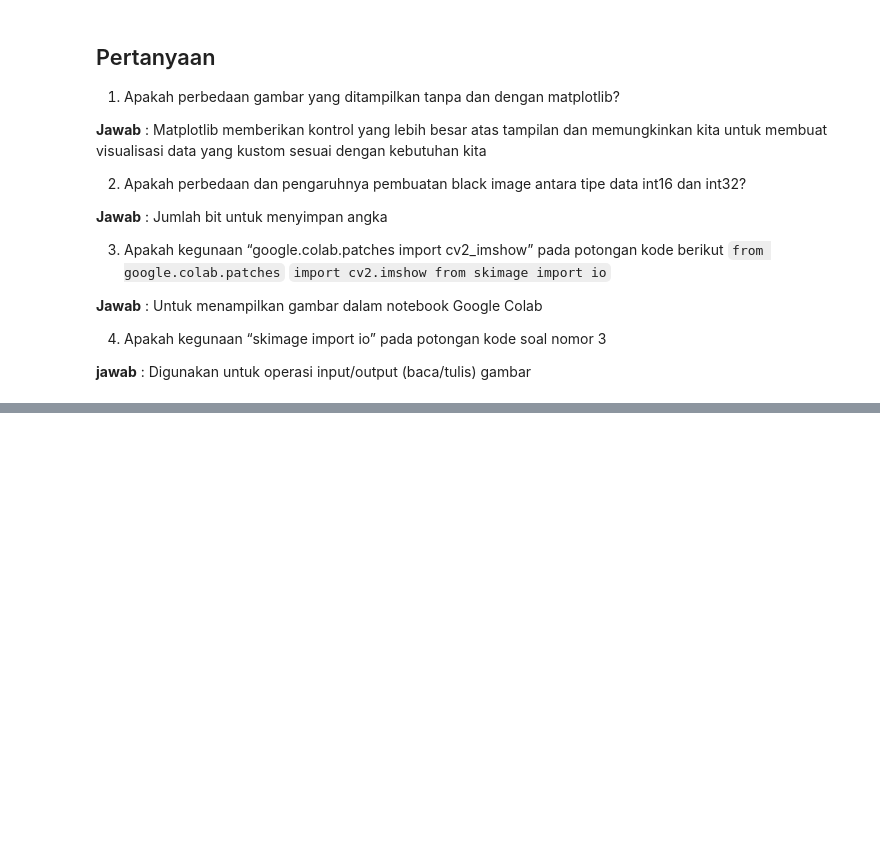
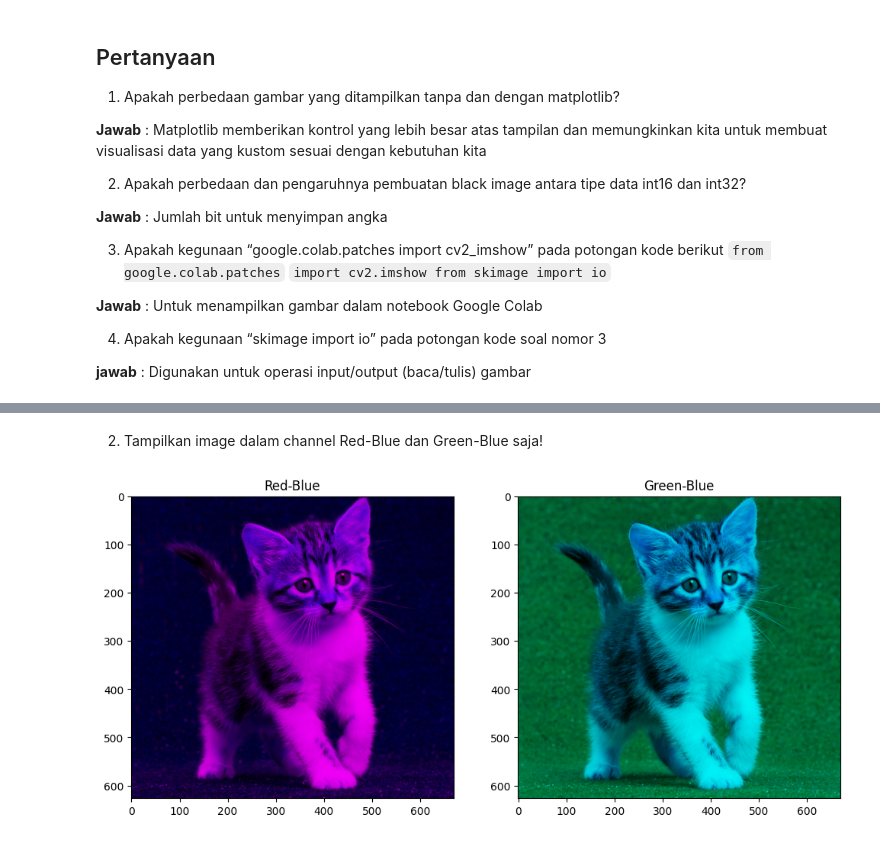
Before and after one commit to hakan009/PCVK_Ganjil_2023_Hakan, a Jupyter notebook: week2.ipynb, the cells around one changed output, grey strips where cells are left out. Drawn from its saved outputs; the diff is of its cells as text; code cells hidden in the pictures; blank space fills up the shorter version.

```diff
--- a/week2.ipynb
+++ b/week2.ipynb
@@ -206,0 +216,25 @@ berikut
+# %% [markdown]
+2. Tampilkan image dalam channel Red-Blue dan Green-Blue saja!
+# %%
+# NOMOR 2
+
+image_tgs2 = cv.imread('/content/drive/MyDrive/PCVK/catto.jfif')
+red_blue = image_tgs2.copy()
+red_blue[:, :, 1] = 0 # Mengatur warna hijau (Green) menjadi 0
+
+green_blue = image_tgs2.copy()
+green_blue[:, :, 0] = 0 # Mengatur warna merah (Red) menjadi 0
+
+# Menampilkan gambar dalam warna tertentu
+plt.figure(figsize=(12, 6))  # Ukuran gambar
+plt.subplot(1, 2, 1)  # Subplot pertama untuk Red-Blue
+plt.title('Red-Blue')
+plt.imshow(red_blue)
+
+plt.subplot(1, 2, 2)  # Subplot kedua untuk Green-Blue
+plt.title('Green-Blue')
+plt.imshow(green_blue)
+
+plt.show()
+# %% [output]
+[figure, added]
```
Also changed, not shown: parts of 9 cells of this notebook.
